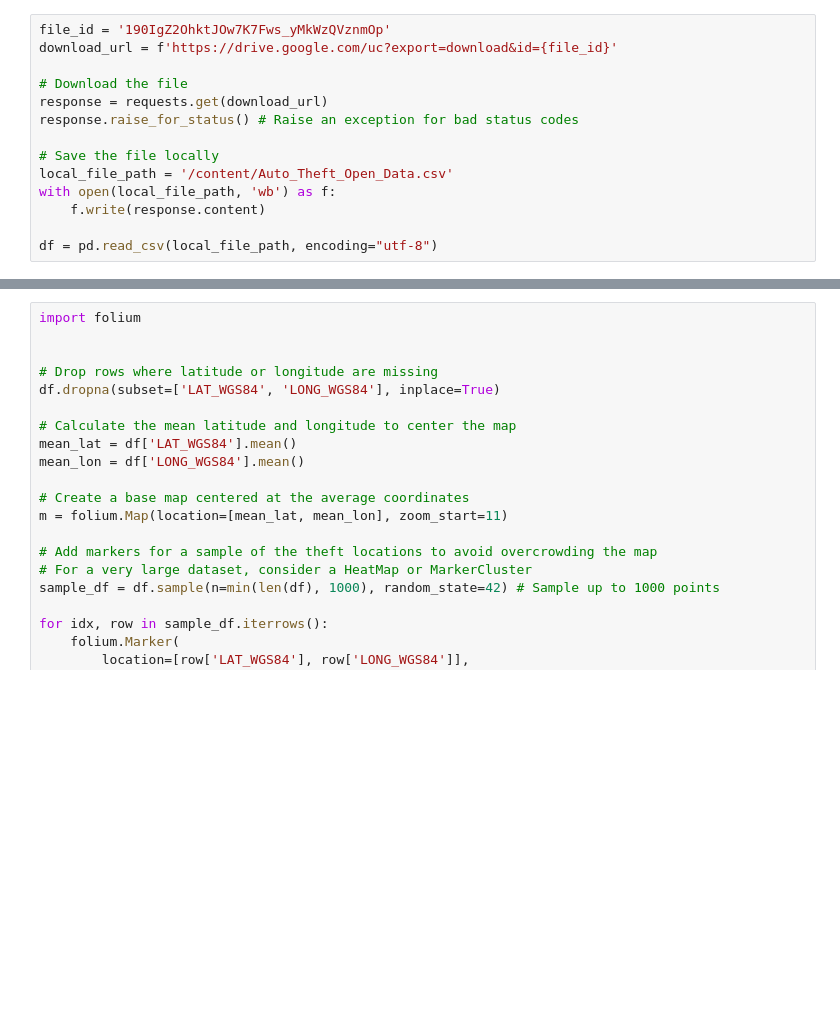
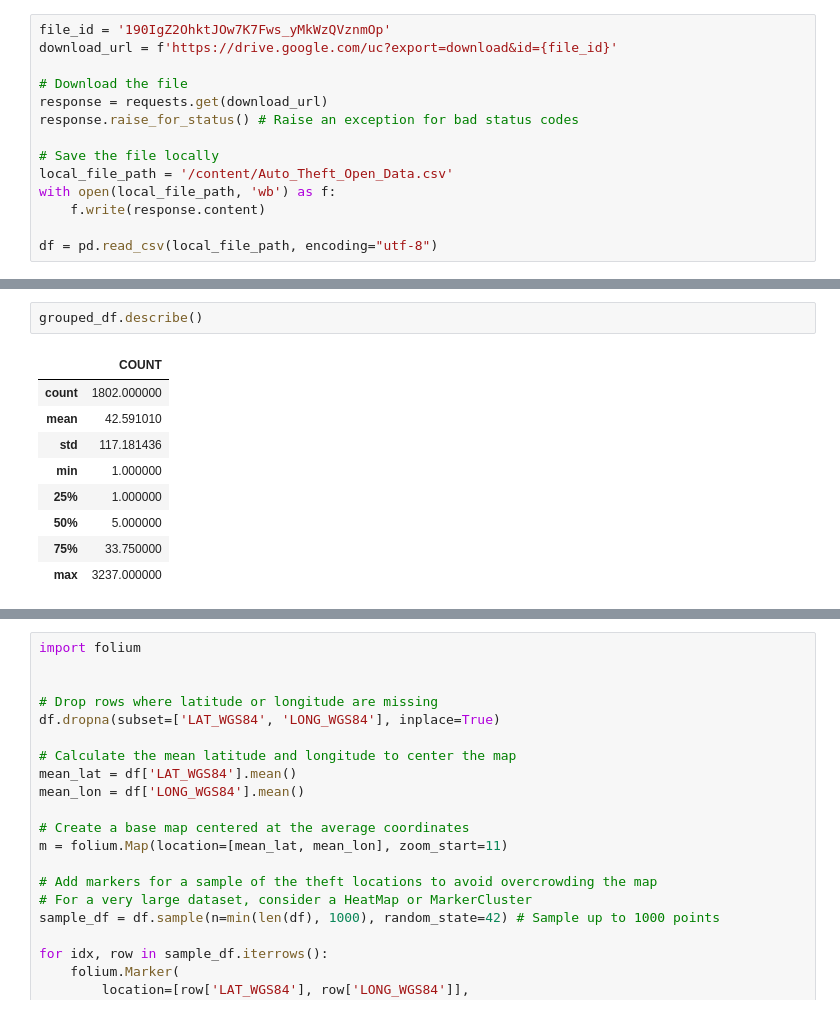
Before and after one commit to JoelDrake302/ML-AutoTheft, a Jupyter notebook: Auto_theft.ipynb, the cells around one changed output, grey strips where cells are left out. Drawn from its saved outputs; the diff is of its cells as text; blank space fills up the shorter version.

```diff
--- a/Auto_theft.ipynb
+++ b/Auto_theft.ipynb
@@ -36,0 +84,12 @@ df.head()
+# %%
+grouped_df.describe()
+# %% [output]
+|  | COUNT |
+| count | 1802.000000 |
+| mean | 42.591010 |
+| std | 117.181436 |
+| min | 1.000000 |
+| 25% | 1.000000 |
+| 50% | 5.000000 |
+| 75% | 33.750000 |
+| max | 3237.000000 |
```
Also changed, not shown: parts of 15 cells of this notebook.
